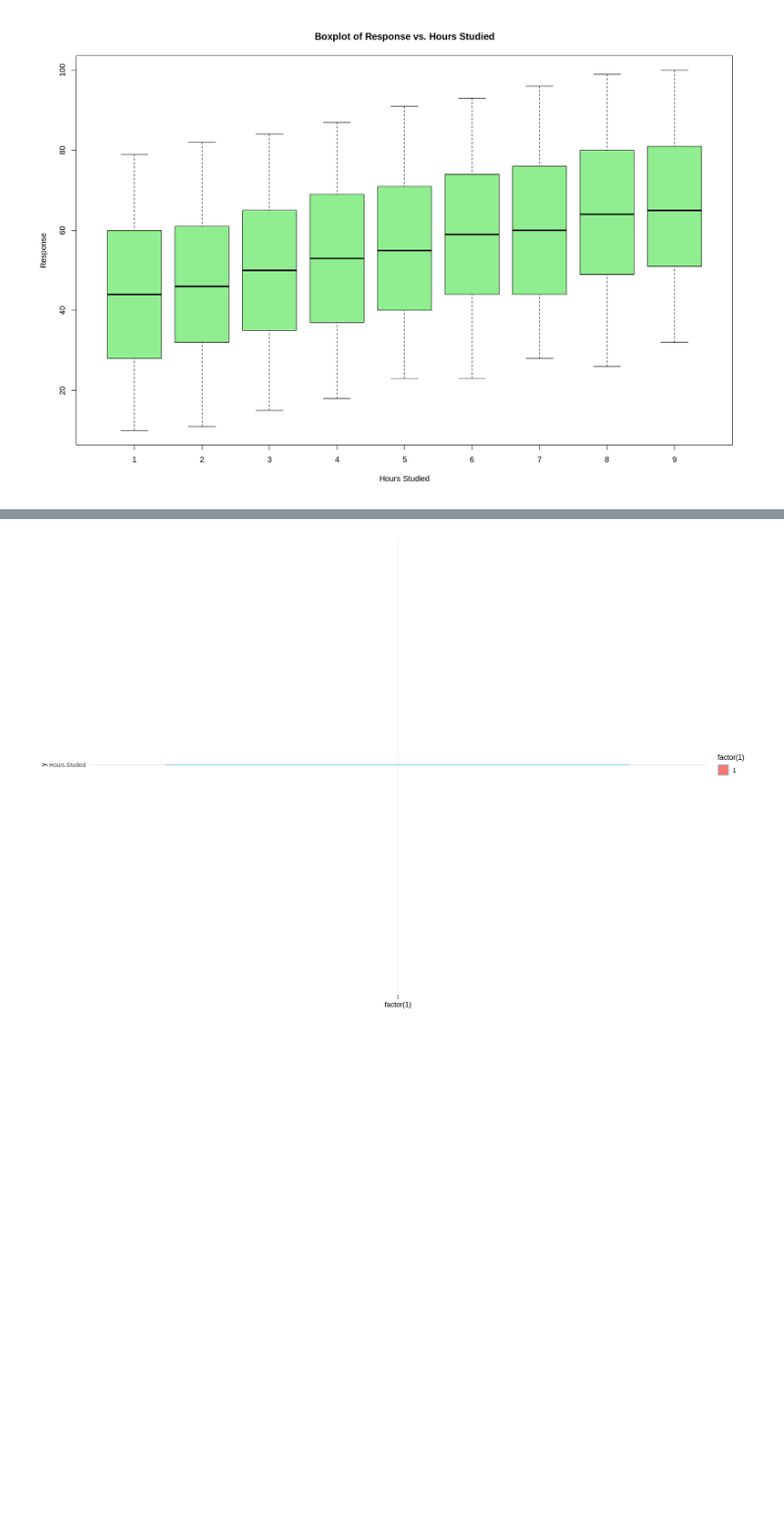
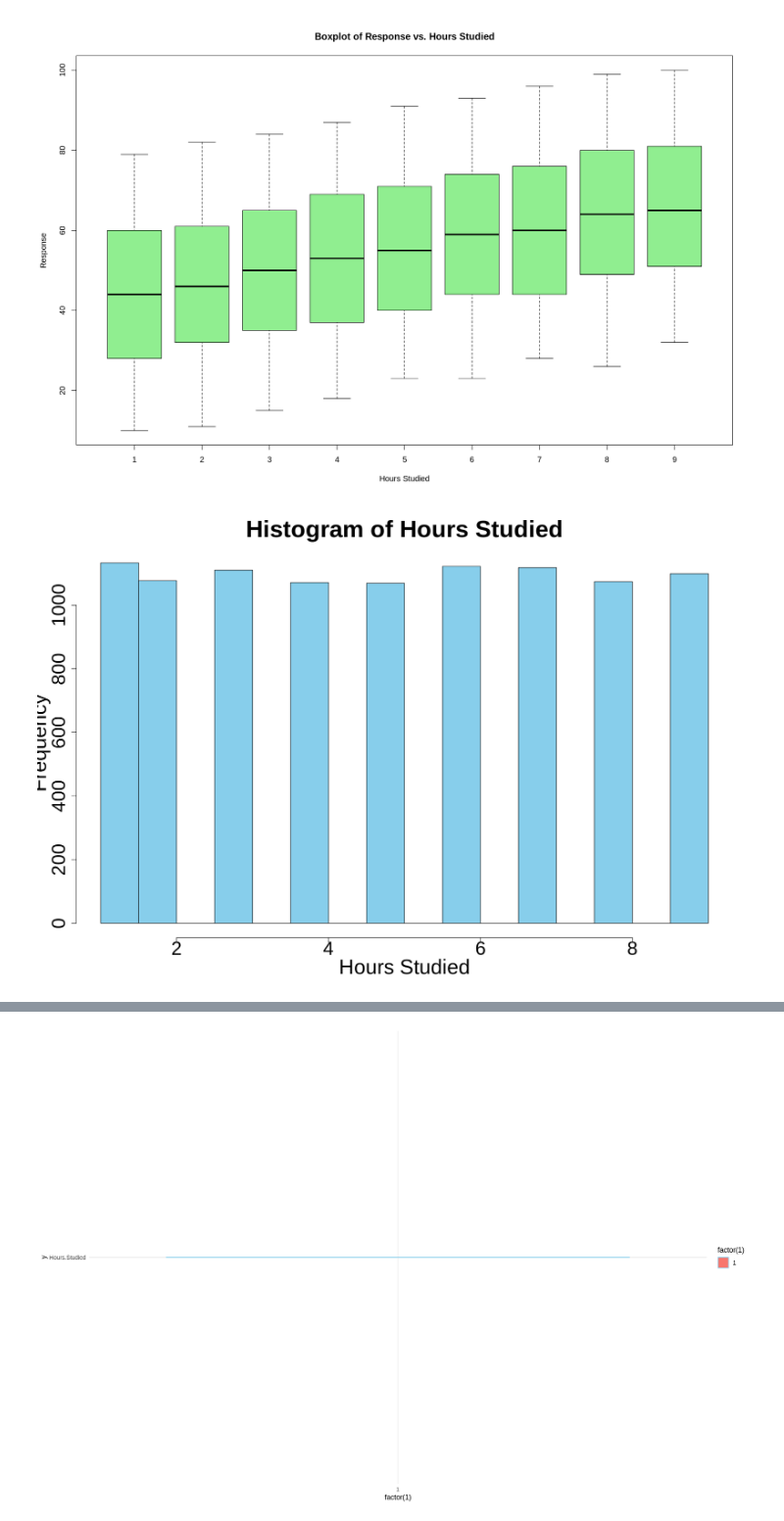
Before and after one commit to PabloNatB/Student-Perfomance-Regression, a Jupyter notebook: Student_Regresion.ipynb, the cells around one changed output, grey strips where cells are left out. Shown at 98% size. Cells and saved outputs as stored; diff of their text form; code cells hidden in the pictures; blank space fills up the shorter version.

```diff
--- a/Student_Regresion.ipynb
+++ b/Student_Regresion.ipynb
@@ -156,3 +185,14 @@ boxplot(Performance.Index ~ Hours.Studied,
 # %% [output]
 [figure]
 [figure]
+# %%
+hist(df$Hours.Studied,
+     main = "Histogram of Hours Studied",
+     xlab = "Hours Studied",
+     col = "skyblue",
+     border = "black",
+     cex.main = 3,    # Tamaño del título
+     cex.lab = 2.6,     # Tamaño de las etiquetas de los ejes
+     cex.axis = 2.4)    # Tamaño de los números en los ejes
+# %% [output]
+[figure, added]
```
Also changed, not shown: parts of 25 cells of this notebook.
